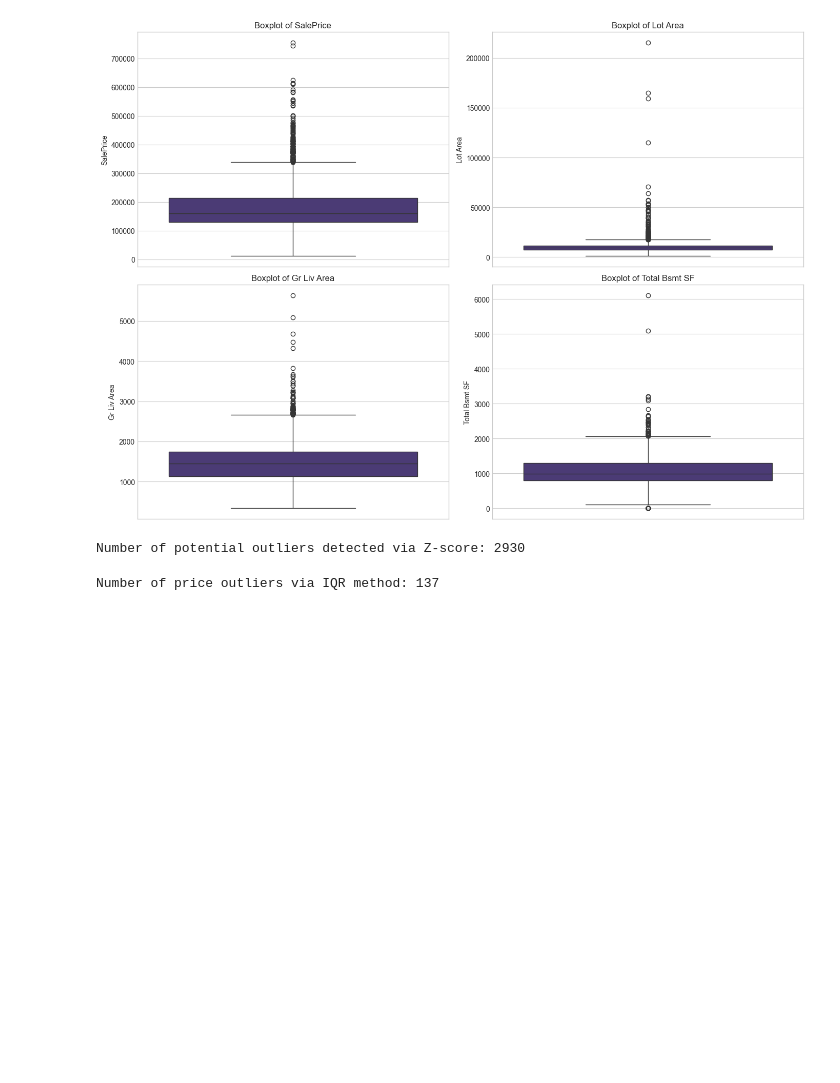
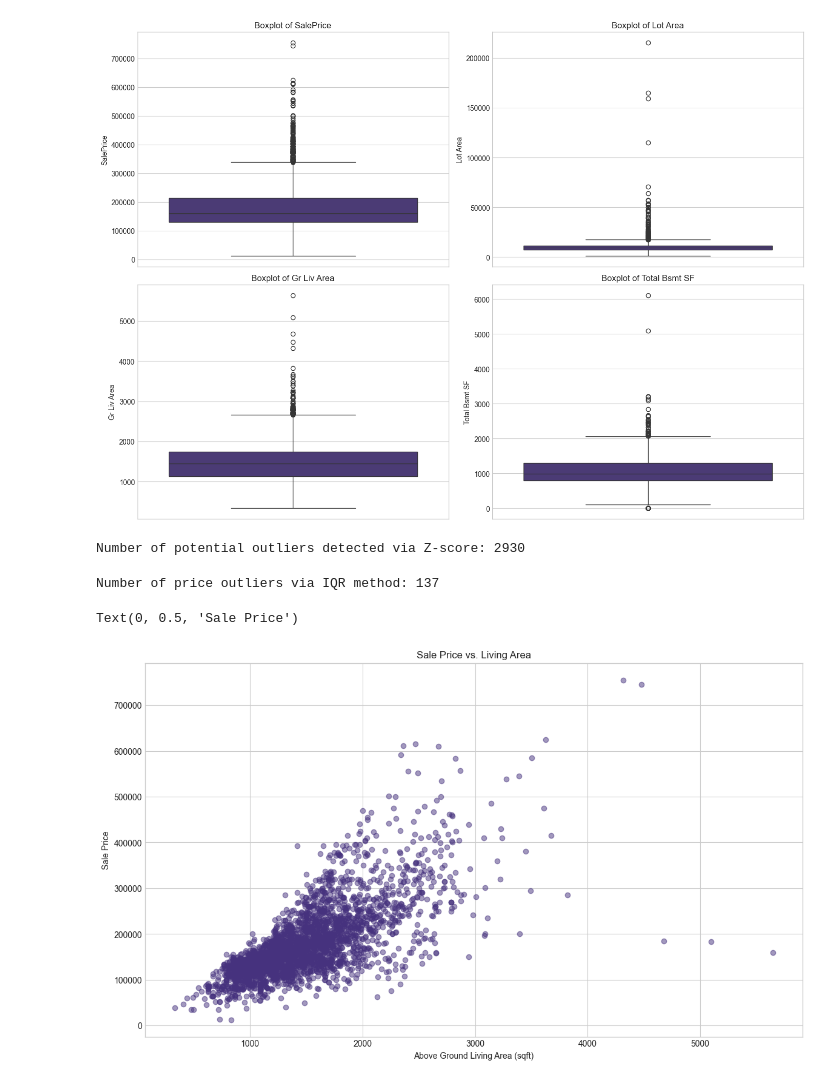
Before and after one commit to Vijayaragavan185/advanced-housing-eda-ames-real-estate, a Jupyter notebook: notebooks/advanced_cleaning_eda.ipynb, the cells around one changed output. Cells and saved outputs as stored; diff of their text form; code cells hidden in the pictures; blank space fills up the shorter version.

Commit message:
Visualize an outlier detection

```diff
--- a/notebooks/advanced_cleaning_eda.ipynb
+++ b/notebooks/advanced_cleaning_eda.ipynb
@@ -223,3 +223,13 @@ price_outliers = df[(df['SalePrice'] < lower_bound) | (df['SalePrice'] > upper_b
 print(f"Number of price outliers via IQR method: {len(price_outliers)}")
 # %% [output]
 Number of price outliers via IQR method: 137
+# %%
+# Visualize an outlier detection
+plt.figure(figsize=(14, 8))
+plt.scatter(df['Gr Liv Area'], df['SalePrice'], alpha=0.5)
+plt.title('Sale Price vs. Living Area')
+plt.xlabel('Above Ground Living Area (sqft)')
+plt.ylabel('Sale Price')
+# %% [output]
+Text(0, 0.5, 'Sale Price')
+[figure, added]
```
